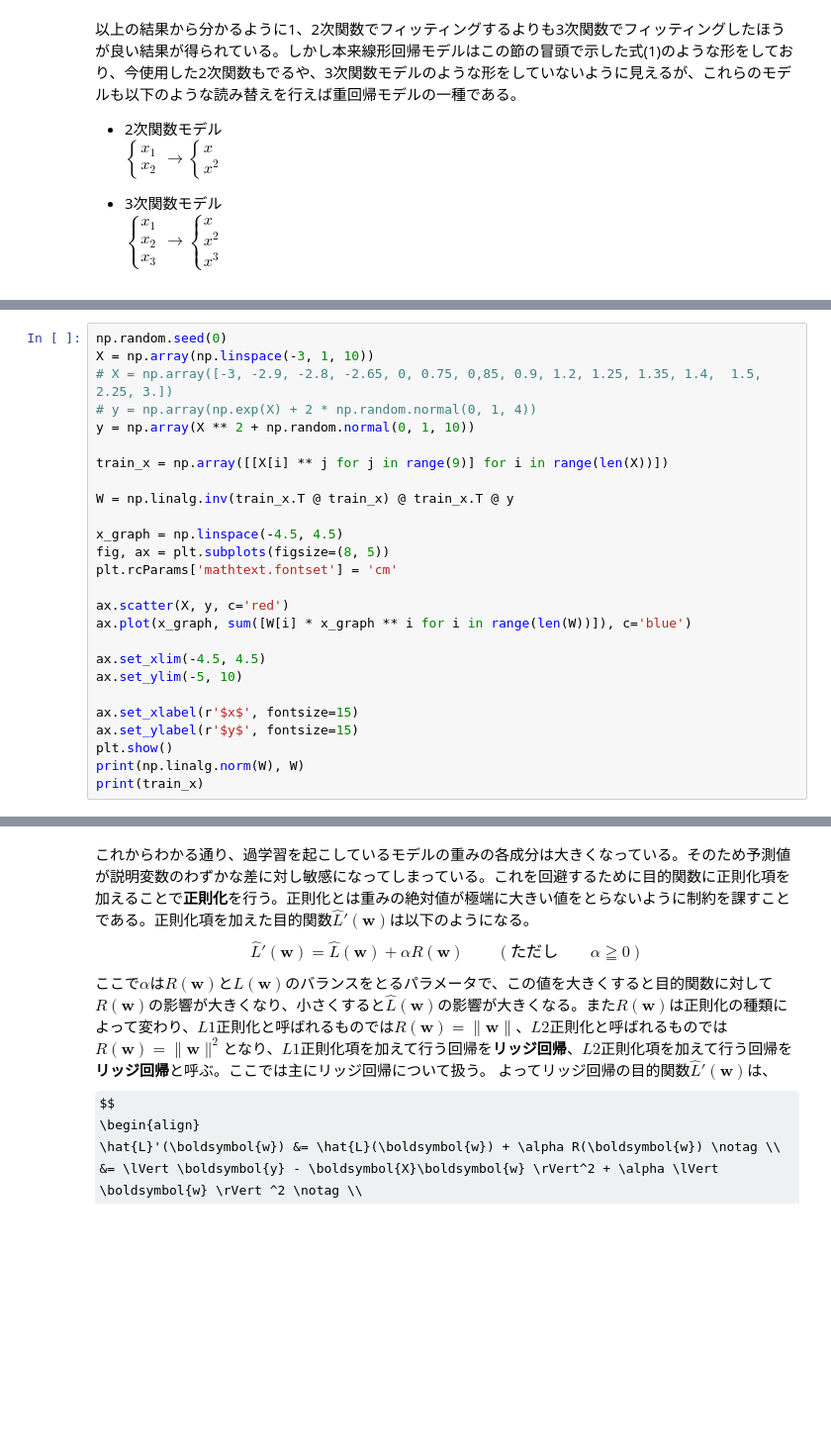
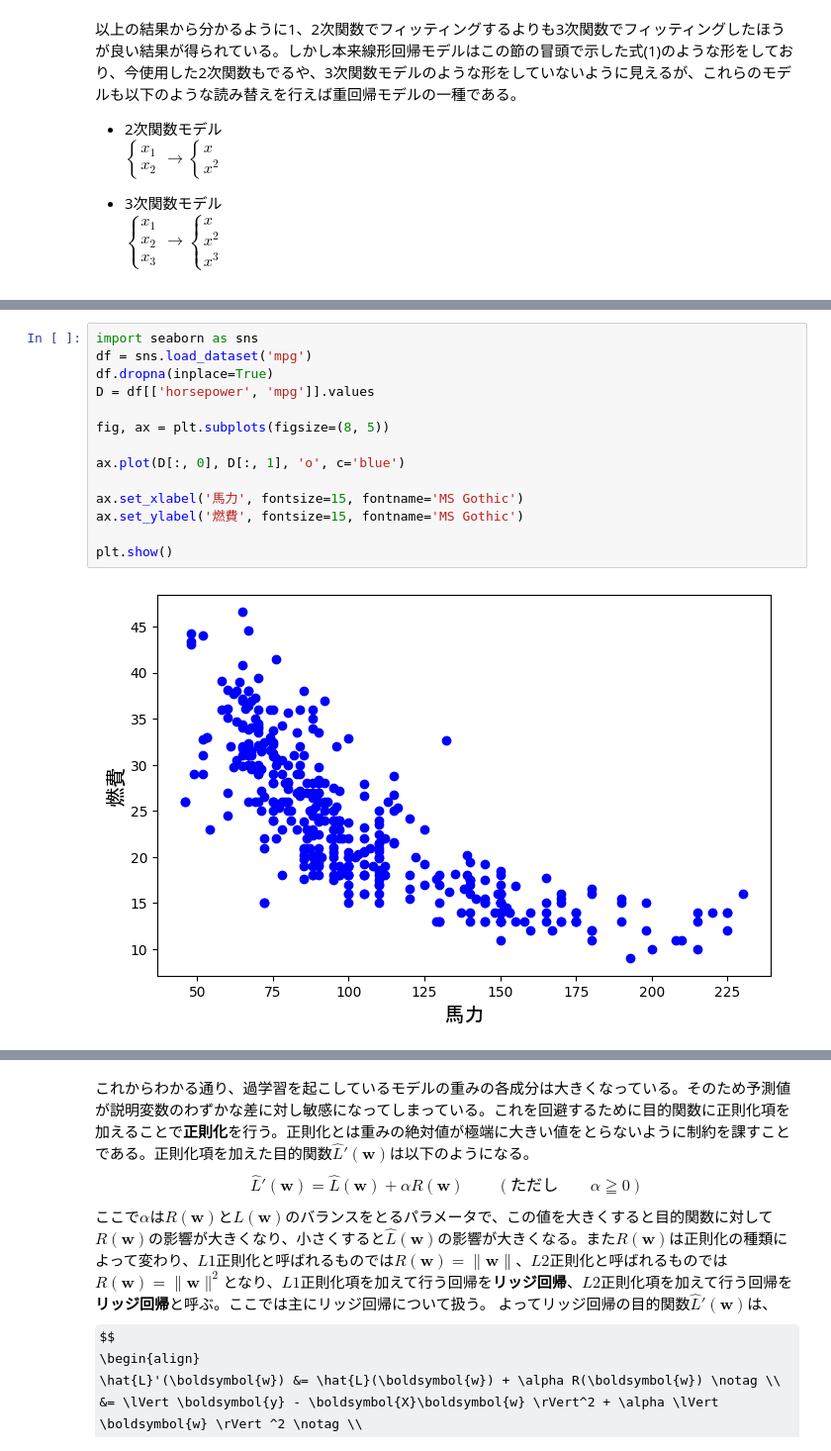
Before and after one commit to aice-ice/Senior-project, a Jupyter notebook: multiple_regression.ipynb, the cells around one changed output, grey strips where cells are left out. Shown at 99% size. Cells and saved outputs as stored; diff of their text form; some formulas as TeX source; blank space fills up the shorter version.

```diff
--- a/multiple_regression.ipynb
+++ b/multiple_regression.ipynb
@@ -261,26 +257,0 @@ $
-# %%
-np.random.seed(0)
-X = np.array(np.linspace(-3, 1, 10))
-# X = np.array([-3, -2.9, -2.8, -2.65, 0, 0.75, 0,85, 0.9, 1.2, 1.25, 1.35, 1.4,  1.5, 2.25, 3.])
-# y = np.array(np.exp(X) + 2 * np.random.normal(0, 1, 4))
-y = np.array(X ** 2 + np.random.normal(0, 1, 10))
-
-train_x = np.array([[X[i] ** j for j in range(9)] for i in range(len(X))])
-
-W = np.linalg.inv(train_x.T @ train_x) @ train_x.T @ y
-
-x_graph = np.linspace(-4.5, 4.5)
-fig, ax = plt.subplots(figsize=(8, 5))
-plt.rcParams['mathtext.fontset'] = 'cm'
-
-ax.scatter(X, y, c='red')
-ax.plot(x_graph, sum([W[i] * x_graph ** i for i in range(len(W))]), c='blue')
-
-ax.set_xlim(-4.5, 4.5)
-ax.set_ylim(-5, 10)
-
-ax.set_xlabel(r'$x$', fontsize=15)
-ax.set_ylabel(r'$y$', fontsize=15)
-plt.show()
-print(np.linalg.norm(W), W)
-print(train_x)
@@ -323,0 +262,16 @@ print(F == train_x)
+# %%
+import seaborn as sns
+df = sns.load_dataset('mpg')
+df.dropna(inplace=True)
+D = df[['horsepower', 'mpg']].values
+
+fig, ax = plt.subplots(figsize=(8, 5))
+
+ax.plot(D[:, 0], D[:, 1], 'o', c='blue')
+
+ax.set_xlabel('馬力', fontsize=15, fontname='MS Gothic')
+ax.set_ylabel('燃費', fontsize=15, fontname='MS Gothic')
+
+plt.show()
+# %% [output]
+[figure, added]
```
Also changed, not shown: parts of 13 cells of this notebook, 1 other file.
